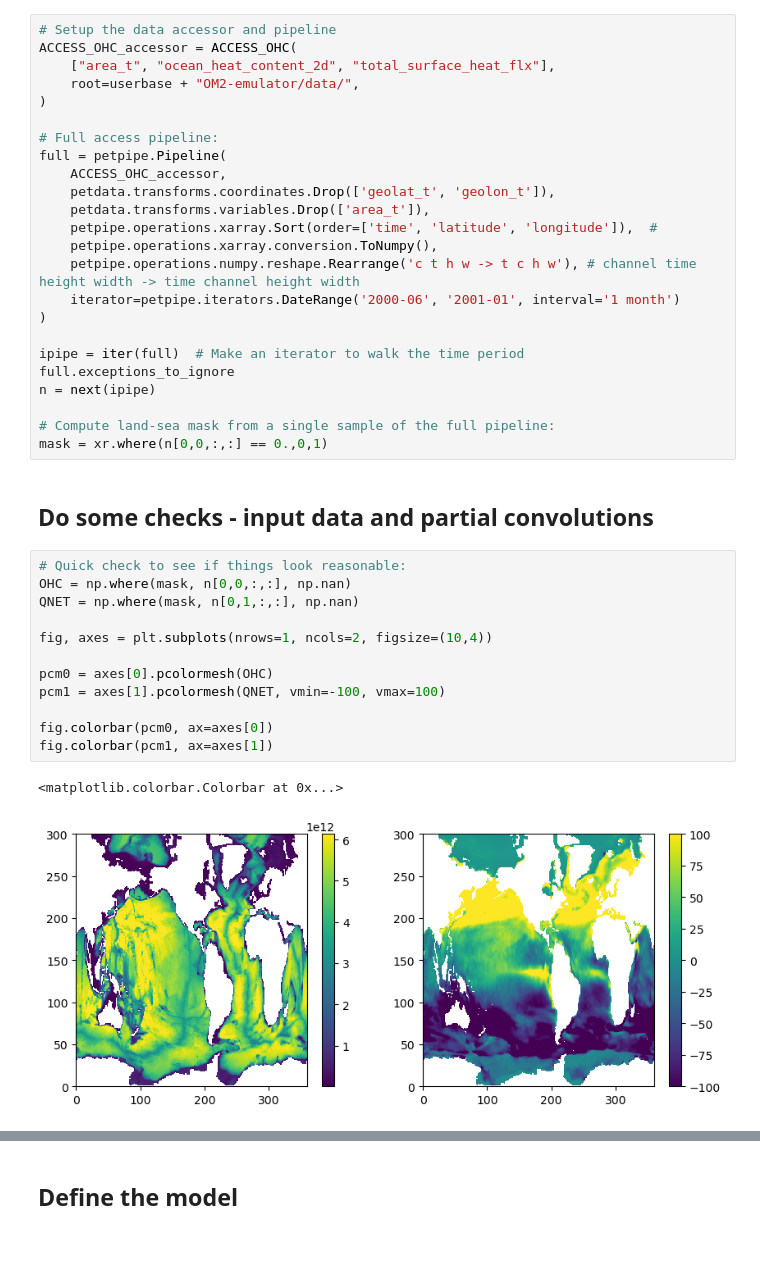
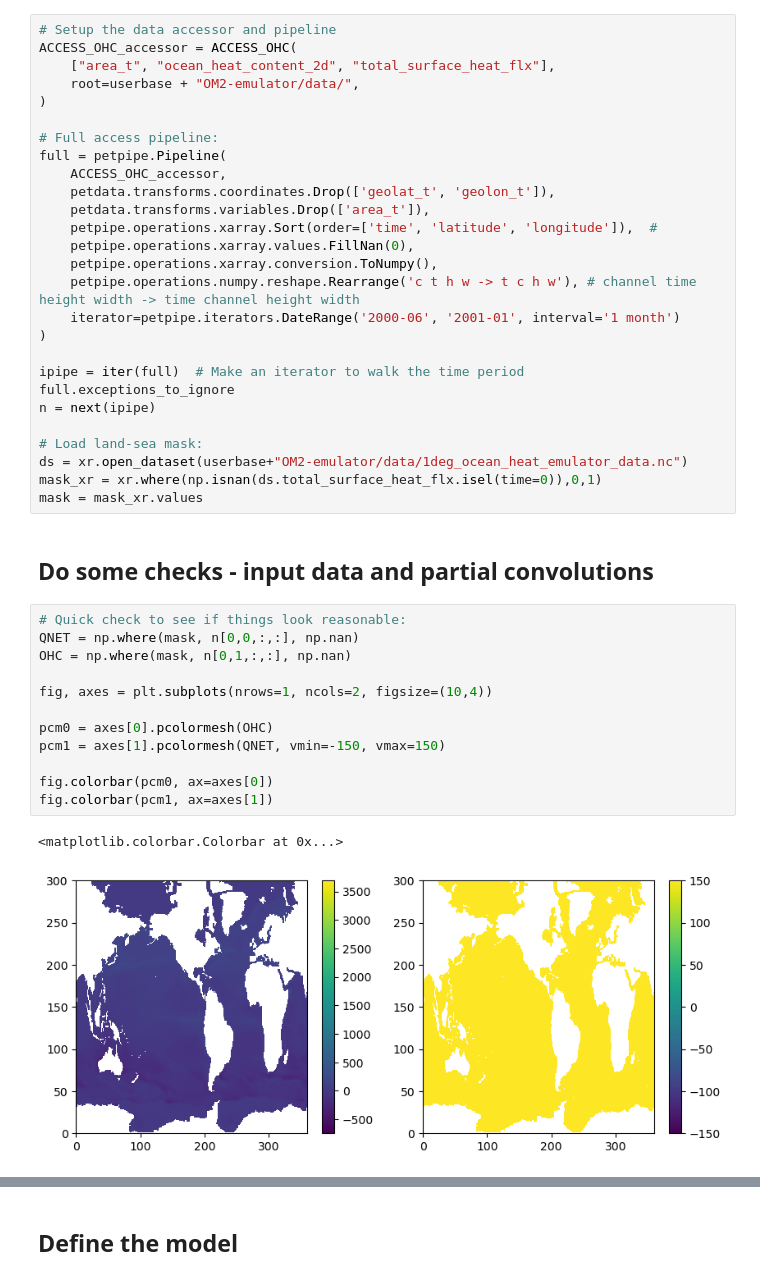
Before and after one commit to PaulSpence/OM2-emulator, a Jupyter notebook: notebooks/AutoEncoder_om2_withPConv.ipynb, the cells around one changed output, grey strips where cells are left out. Saved outputs shown, nothing was run; the diff lists cells and outputs as text; blank space fills up the shorter version.

```diff
--- a/notebooks/AutoEncoder_om2_withPConv.ipynb
+++ b/notebooks/AutoEncoder_om2_withPConv.ipynb
@@ -63,6 +61,7 @@ full = petpipe.Pipeline(
     petdata.transforms.coordinates.Drop(['geolat_t', 'geolon_t']),
     petdata.transforms.variables.Drop(['area_t']),
     petpipe.operations.xarray.Sort(order=['time', 'latitude', 'longitude']),  #
+    petpipe.operations.xarray.values.FillNan(0),
     petpipe.operations.xarray.conversion.ToNumpy(),
     petpipe.operations.numpy.reshape.Rearrange('c t h w -> t c h w'), # channel time height width -> time channel height width
     iterator=petpipe.iterators.DateRange('2000-06', '2001-01', interval='1 month')
@@ -72,25 +71,27 @@ ipipe = iter(full)  # Make an iterator to walk the time period
 full.exceptions_to_ignore
 n = next(ipipe)
 
-# Compute land-sea mask from a single sample of the full pipeline:
-mask = xr.where(n[0,0,:,:] == 0.,0,1)
+# Load land-sea mask:
+ds = xr.open_dataset(userbase+"OM2-emulator/data/1deg_ocean_heat_emulator_data.nc")
+mask_xr = xr.where(np.isnan(ds.total_surface_heat_flx.isel(time=0)),0,1)
+mask = mask_xr.values
 # %% [markdown]
 ## Do some checks - input data and partial convolutions
 # %%
 # Quick check to see if things look reasonable:
-OHC = np.where(mask, n[0,0,:,:], np.nan)
-QNET = np.where(mask, n[0,1,:,:], np.nan)
+QNET = np.where(mask, n[0,0,:,:], np.nan)
+OHC = np.where(mask, n[0,1,:,:], np.nan)
 
 fig, axes = plt.subplots(nrows=1, ncols=2, figsize=(10,4))
 
 pcm0 = axes[0].pcolormesh(OHC)
-pcm1 = axes[1].pcolormesh(QNET, vmin=-100, vmax=100)
+pcm1 = axes[1].pcolormesh(QNET, vmin=-150, vmax=150)
 
 fig.colorbar(pcm0, ax=axes[0])
 fig.colorbar(pcm1, ax=axes[1])
 # %% [output]
 <matplotlib.colorbar.Colorbar at 0x...>
-[figure, old version]
+[figure, new version]
 # %%
 # Test Partial Convolution:
 # convert to tensors
```
Also changed, not shown: parts of 15 cells of this notebook.
